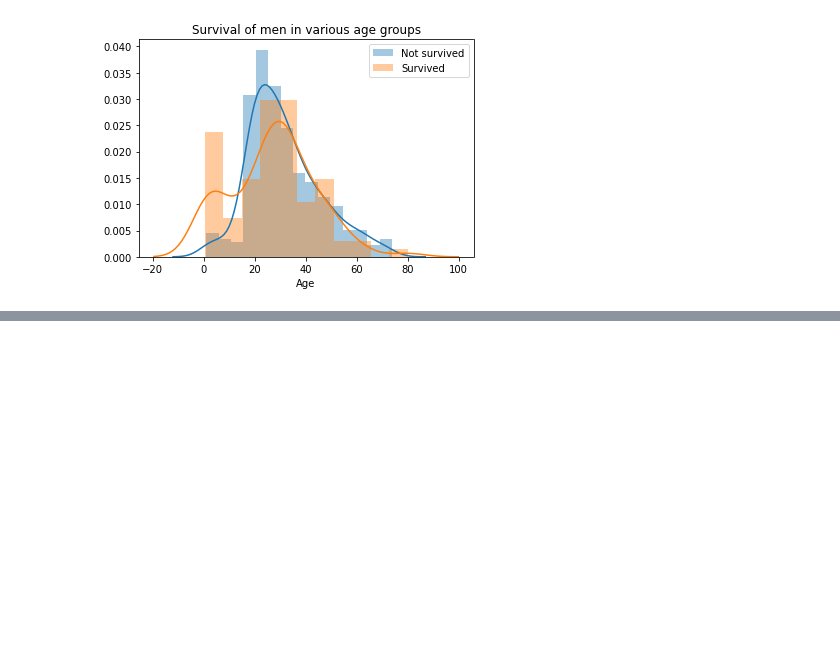
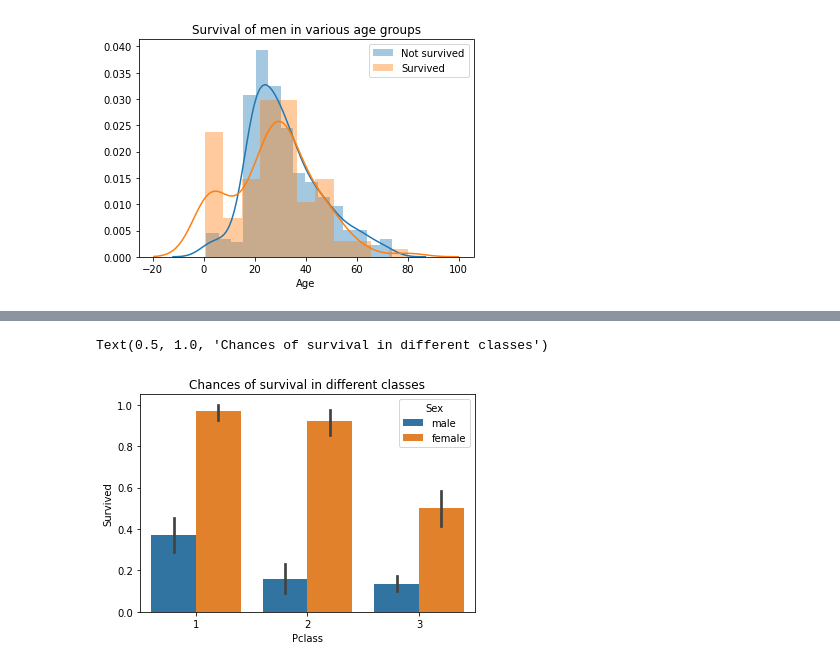
Before and after one commit to Jaiganesh-MK/Kaggle-ML, a Jupyter notebook: Untitled-1.ipynb, the cells around one changed output, grey strips where cells are left out. Drawn from its saved outputs; the diff is of its cells as text; code cells hidden in the pictures; blank space fills up the shorter version.

Commit message:
data exploration for insights

```diff
--- a/Untitled-1.ipynb
+++ b/Untitled-1.ipynb
@@ -105,0 +112,5 @@ wamen.legend()
+# %%
+sns.barplot(x='Pclass', y='Survived',hue='Sex', data=train).set_title("Chances of survival in different classes")
+# %% [output]
+Text(0.5, 1.0, 'Chances of survival in different classes')
+[figure, added]
```
Also changed, not shown: parts of 3 cells of this notebook.
